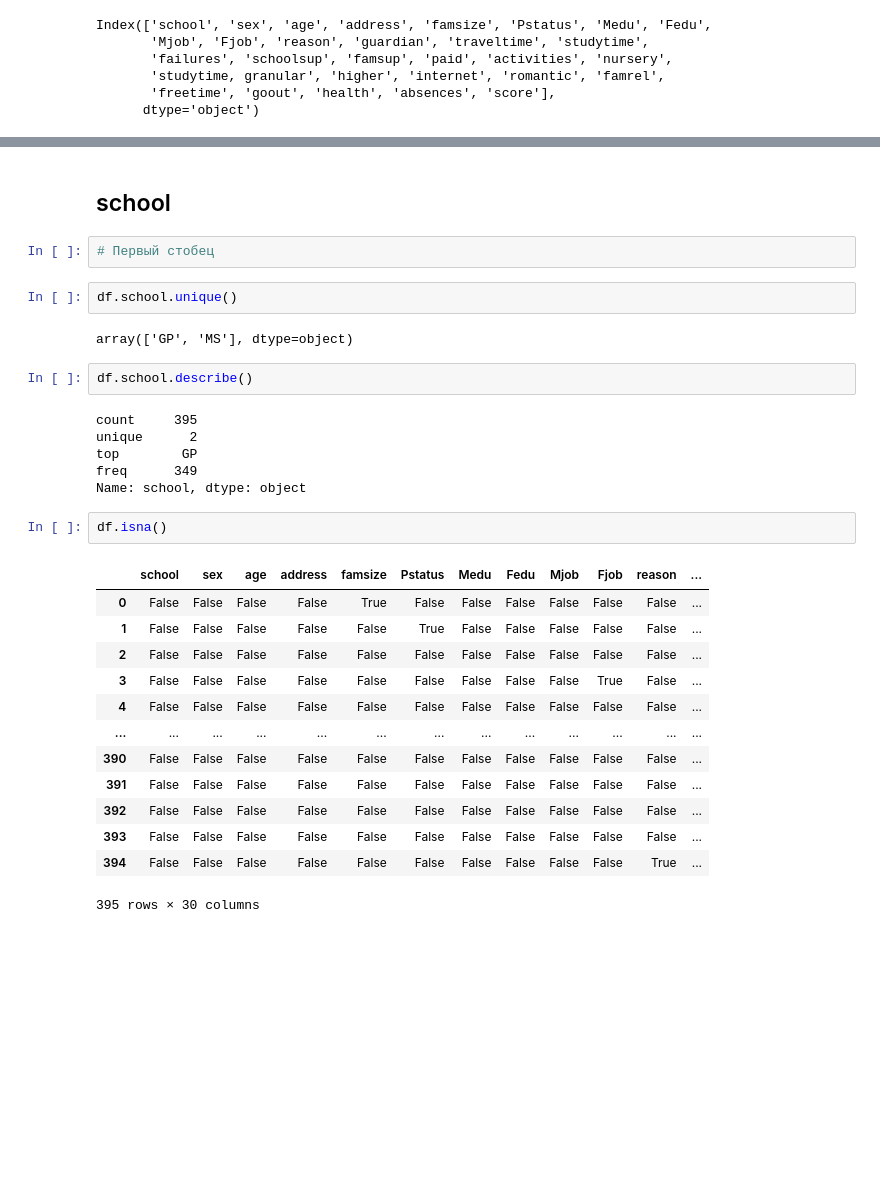
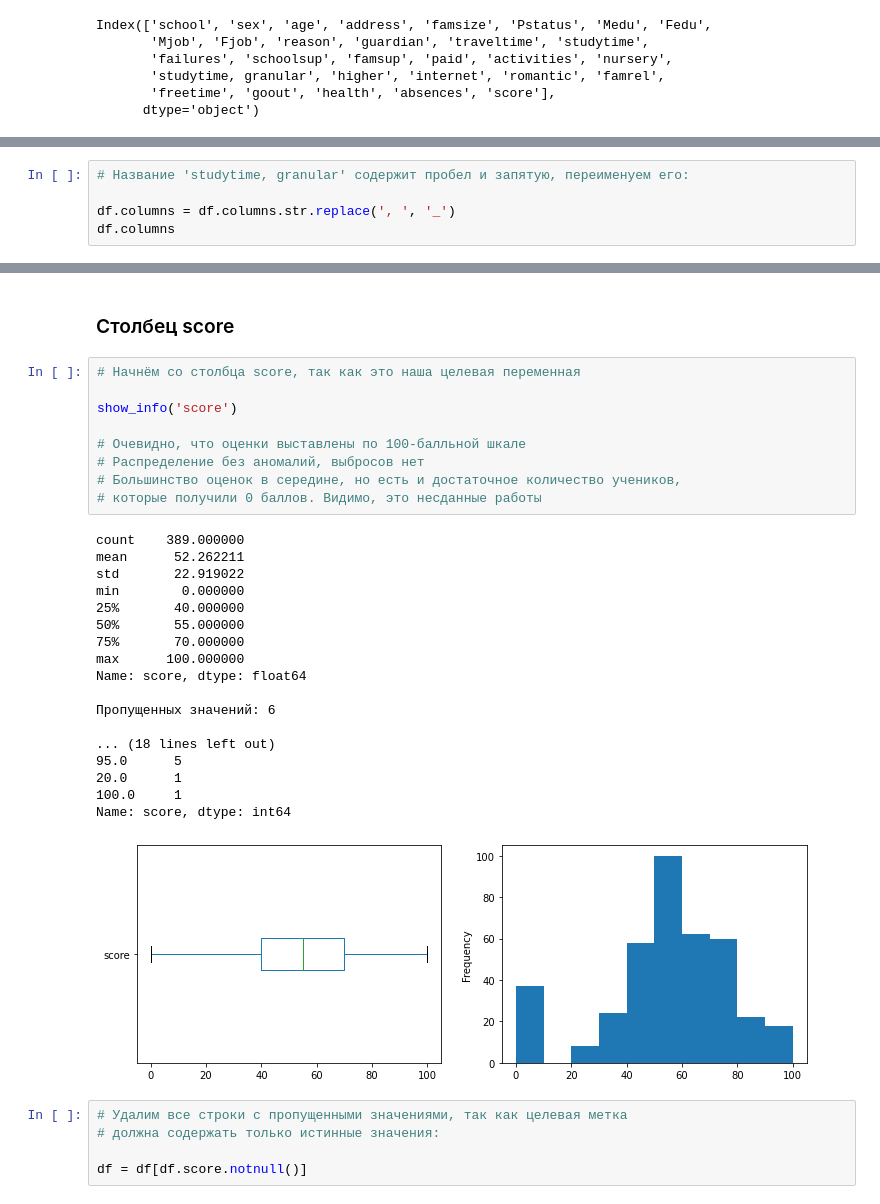
Before and after one commit to anya-chocolat/SkillFactory, a Jupyter notebook: module_2/math_students_EDA.ipynb, the cells around one changed output, grey strips where cells are left out. Cells and saved outputs as stored; diff of their text form; blank space fills up the shorter version.

```diff
--- a/module_2/math_students_EDA.ipynb
+++ b/module_2/math_students_EDA.ipynb
@@ -103,0 +110,5 @@ def
+# %%
+# Название 'studytime, granular' содержит пробел и запятую, переименуем его:
+
+df.columns = df.columns.str.replace(', ', '_')
+df.columns
@@ -104,33 +198,35 @@ def
 # %% [markdown]
-<a id =3></a>
-## school
+### Столбец score
-# %%
-# Первый стобец
-# %%
-df.school.unique()
-# %% [output]
-array(['GP', 'MS'], dtype=object)
-# %%
-df.school.describe()
-# %% [output]
-count     395
-unique      2
-top        GP
-freq      349
-Name: school, dtype: object
-# %%
-df.isna()
-# %% [output]
-|  | school | sex | age | address | famsize | Pstatus | Medu | Fedu | Mjob | Fjob | reason | ... |
-| 0 | False | False | False | False | True | False | False | False | False | False | False | ... |
-| 1 | False | False | False | False | False | True | False | False | False | False | False | ... |
-| 2 | False | False | False | False | False | False | False | False | False | False | False | ... |
-| 3 | False | False | False | False | False | False | False | False | False | True | False | ... |
-| 4 | False | False | False | False | False | False | False | False | False | False | False | ... |
-| ... | ... | ... | ... | ... | ... | ... | ... | ... | ... | ... | ... | ... |
-| 390 | False | False | False | False | False | False | False | False | False | False | False | ... |
-| 391 | False | False | False | False | False | False | False | False | False | False | False | ... |
-| 392 | False | False | False | False | False | False | False | False | False | False | False | ... |
-| 393 | False | False | False | False | False | False | False | False | False | False | False | ... |
-| 394 | False | False | False | False | False | False | False | False | False | False | True | ... |
-395 rows × 30 columns
+# %%
+# Начнём со столбца score, так как это наша целевая переменная
+
+show_info('score')
+
+# Очевидно, что оценки выставлены по 100-балльной шкале
+# Распределение без аномалий, выбросов нет
+# Большинство оценок в середине, но есть и достаточное количество учеников,
+# которые получили 0 баллов. Видимо, это несданные работы
+# %% [output]
+count    389.000000
+mean      52.262211
+std       22.919022
+min        0.000000
+25%       40.000000
+50%       55.000000
+75%       70.000000
+max      100.000000
+Name: score, dtype: float64
+
+Пропущенных значений: 6
+
+... (18 lines left out)
+95.0      5
+20.0      1
+100.0     1
+Name: score, dtype: int64
+[figure, added]
+# %%
+# Удалим все строки с пропущенными значениями, так как целевая метка
+# должна содержать только истинные значения:
+
+df = df[df.score.notnull()]
```
Also changed, not shown: parts of 94 cells of this notebook.
